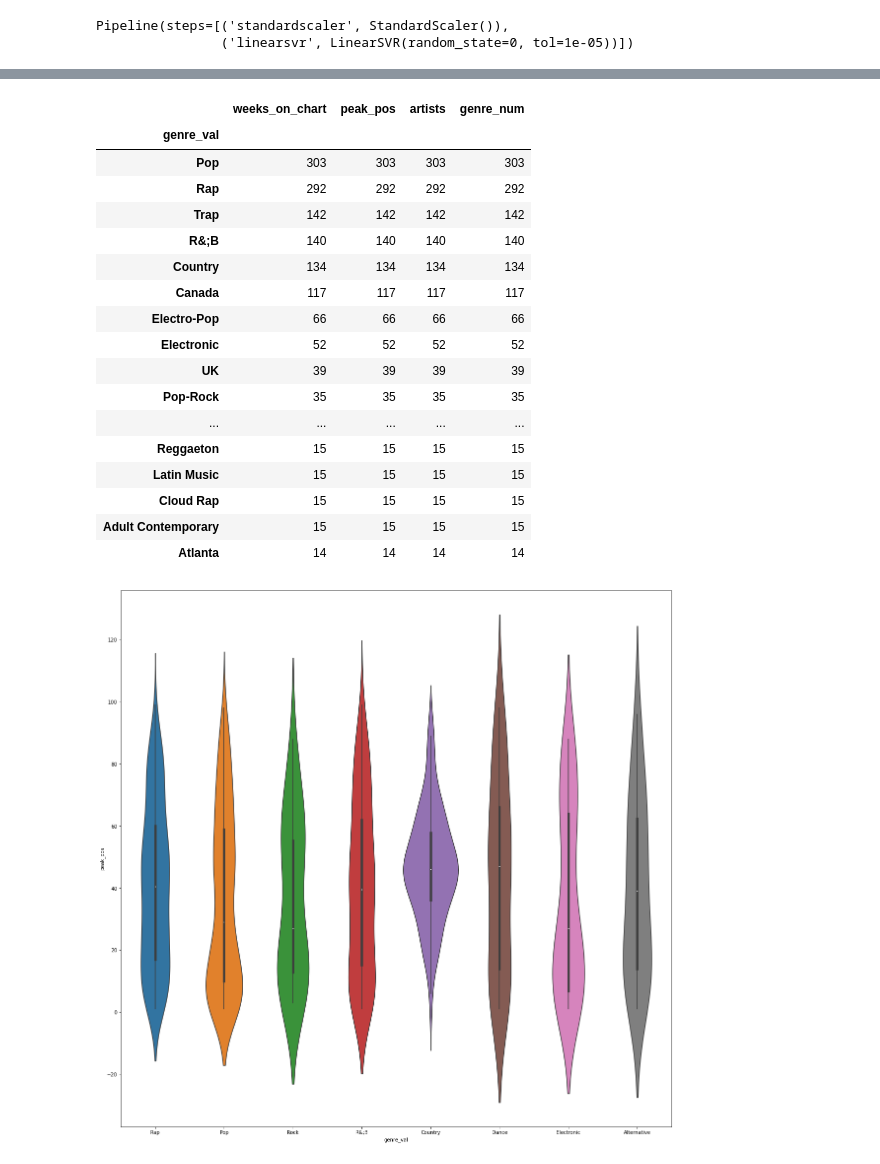
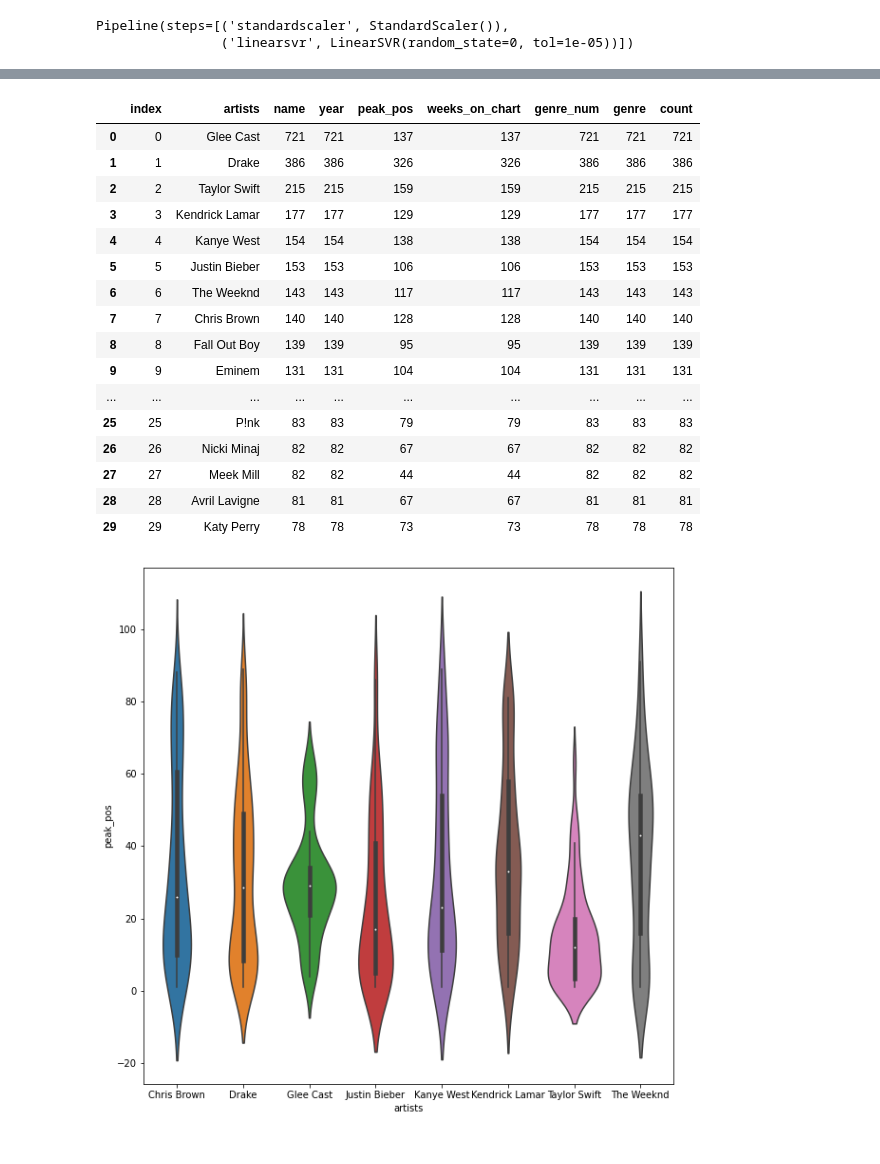
Before and after one commit to SamuelHLam/SamuelHLam.github.io, a Jupyter notebook: Final Tutorial.ipynb, the cells around one changed output, grey strips where cells are left out. Drawn from its saved outputs; the diff is of its cells as text; code cells hidden in the pictures.

```diff
--- a/Final Tutorial.ipynb
+++ b/Final Tutorial.ipynb
@@ -420,0 +682,6 @@ res
+# %%
+f = {'Weekly.rank': 'min', 'Peak.position': 'min', 'Weeks.on.chart': 'max', 'Genre': 'first'}
+top_data = top_data.groupby(['Artists', 'Name', 'Year'], as_index = False).agg(f)
+# %%
+top_data['Genre'] = top_data['Genre'].apply(lambda x: x.split(','))
+top_data.drop('Weekly.rank', axis=1)
@@ -420,0 +702,8 @@ res
+# %%
+top_cols = ['Artists', 'Name', 'Year', 'Peak.position', 'Weeks.on.chart']
+top_data = top_data.set_index(top_cols)['Genre'].apply(pd.Series).stack()
+top_data = top_data.reset_index()
+top_cols = ['artists', 'name', 'year', 'peak_pos', 'weeks_on_chart', 'genre_num', 'genre']
+top_data.columns = top_cols
+top_data['count'] = 1
+top_data
@@ -421,21 +724,22 @@ res
 # %%
-res.groupby('genre_val').agg('count').sort_values(by='weeks_on_chart', ascending=False).head(30)
+agg_top_data = top_data.groupby('artists', as_index = False).agg('count')
+agg_top_data = agg_top_data.sort_values(by='count', ascending=False, ignore_index=True).reset_index().head(30)
+agg_top_data
 # %% [output]
-|  | weeks_on_chart | peak_pos | artists | genre_num |
-| genre_val |  |  |  |  |
-| Pop | 303 | 303 | 303 | 303 |
-| Rap | 292 | 292 | 292 | 292 |
-| Trap | 142 | 142 | 142 | 142 |
-| R&;B | 140 | 140 | 140 | 140 |
-| Country | 134 | 134 | 134 | 134 |
-| Canada | 117 | 117 | 117 | 117 |
-| Electro-Pop | 66 | 66 | 66 | 66 |
-| Electronic | 52 | 52 | 52 | 52 |
-| UK | 39 | 39 | 39 | 39 |
-| Pop-Rock | 35 | 35 | 35 | 35 |
-| ... | ... | ... | ... | ... |
-| Reggaeton | 15 | 15 | 15 | 15 |
-| Latin Music | 15 | 15 | 15 | 15 |
-| Cloud Rap | 15 | 15 | 15 | 15 |
-| Adult Contemporary | 15 | 15 | 15 | 15 |
-| Atlanta | 14 | 14 | 14 | 14 |
+|  | index | artists | name | year | peak_pos | weeks_on_chart | genre_num | genre | count |
+| 0 | 0 | Glee Cast | 721 | 721 | 137 | 137 | 721 | 721 | 721 |
+| 1 | 1 | Drake | 386 | 386 | 326 | 326 | 386 | 386 | 386 |
+| 2 | 2 | Taylor Swift | 215 | 215 | 159 | 159 | 215 | 215 | 215 |
+| 3 | 3 | Kendrick Lamar | 177 | 177 | 129 | 129 | 177 | 177 | 177 |
+| 4 | 4 | Kanye West | 154 | 154 | 138 | 138 | 154 | 154 | 154 |
+| 5 | 5 | Justin Bieber | 153 | 153 | 106 | 106 | 153 | 153 | 153 |
+| 6 | 6 | The Weeknd | 143 | 143 | 117 | 117 | 143 | 143 | 143 |
+| 7 | 7 | Chris Brown | 140 | 140 | 128 | 128 | 140 | 140 | 140 |
+| 8 | 8 | Fall Out Boy | 139 | 139 | 95 | 95 | 139 | 139 | 139 |
+| 9 | 9 | Eminem | 131 | 131 | 104 | 104 | 131 | 131 | 131 |
+| ... | ... | ... | ... | ... | ... | ... | ... | ... | ... |
+| 25 | 25 | P!nk | 83 | 83 | 79 | 79 | 83 | 83 | 83 |
+| 26 | 26 | Nicki Minaj | 82 | 82 | 67 | 67 | 82 | 82 | 82 |
+| 27 | 27 | Meek Mill | 82 | 82 | 44 | 44 | 82 | 82 | 82 |
+| 28 | 28 | Avril Lavigne | 81 | 81 | 67 | 67 | 81 | 81 | 81 |
+| 29 | 29 | Katy Perry | 78 | 78 | 73 | 73 | 78 | 78 | 78 |
@@ -452,6 +746,16 @@ plot_res = res[(res['genre_val'] == 'Pop')
+# %%
+plot_top_data = top_data[(top_data['artists'] == 'Glee Cast')
+                      | (top_data['artists'] == 'Drake')
+                      | (top_data['artists'] == 'Taylor Swift')
+                      | (top_data['artists'] == 'Kendrick Lamar')
+                      | (top_data['artists'] == 'Kanye West')
+                      | (top_data['artists'] == 'Justin Bieber')
+                      | (top_data['artists'] == 'The Weeknd')
+                      | (top_data['artists'] == 'Chris Brown')
+                     ]
 # %%
-fig, ax = plt.subplots(figsize=(20,20))
-sns.violinplot(x="genre_val", y="peak_pos", data=plot_res, ax=ax)
+fig, ax = plt.subplots(figsize=(10,10))
+sns.violinplot(x="artists", y="peak_pos", data=plot_top_data, ax=ax)
 plt.show()
 # %% [output]
-[figure, old version]
+[figure, new version]
```
Also changed, not shown: parts of 61 cells of this notebook, 1 other file.
